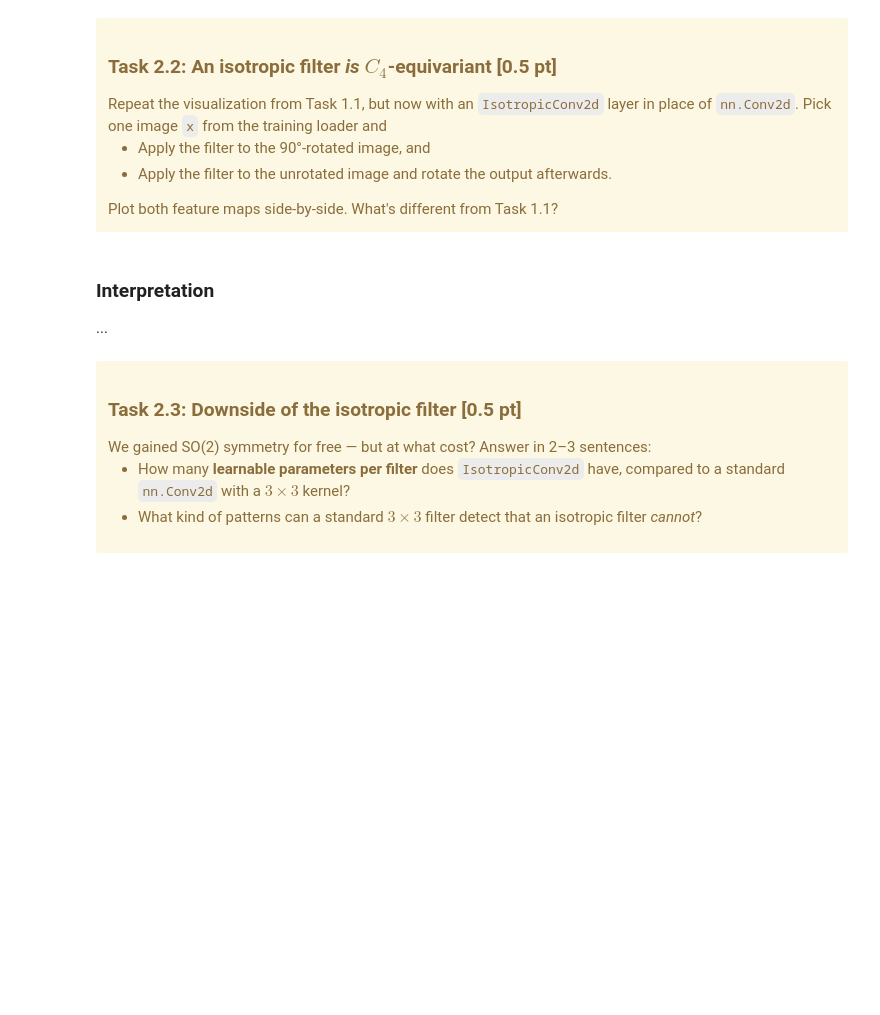
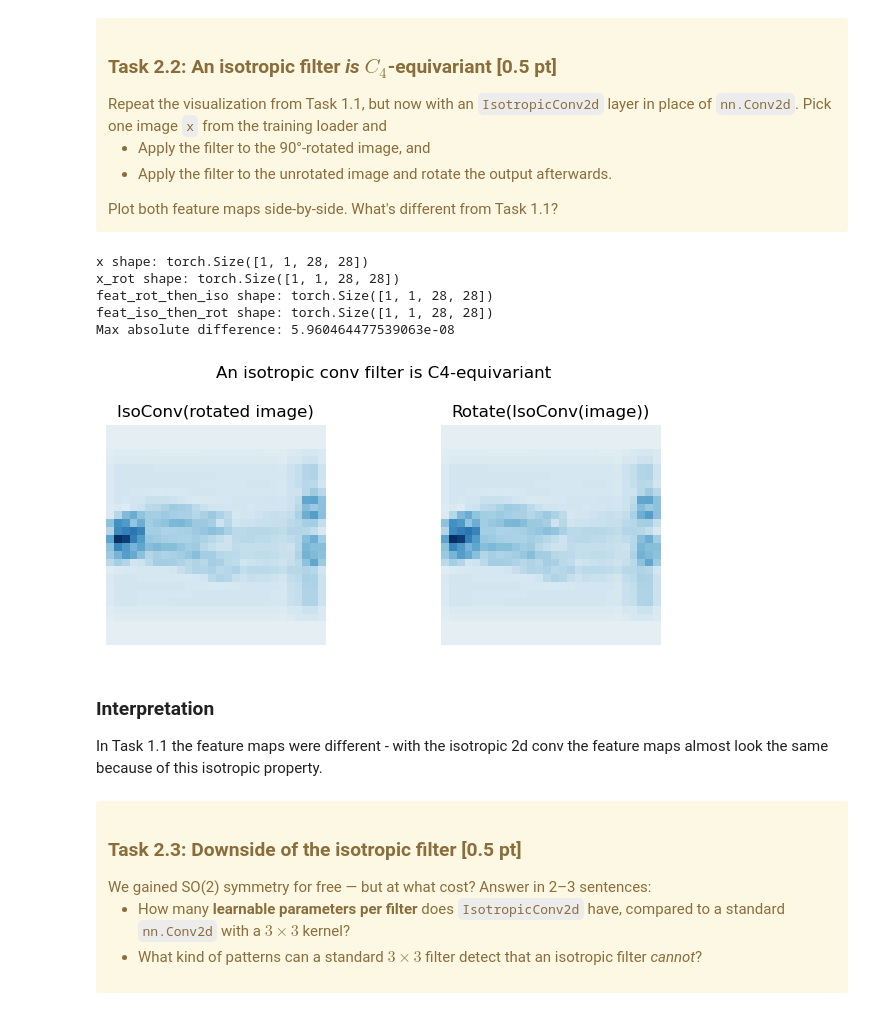
Before and after one commit to luki852/Master_AI, a Jupyter notebook: 2nd_Semester/UE_Geometric_Techniques/A6_GDL_Lukas_Steu_k51843919.ipynb, the cells around one changed output. Saved outputs shown, nothing was run; the diff lists cells and outputs as text; code cells hidden in the pictures; blank space fills up the shorter version.

```diff
--- a/2nd_Semester/UE_Geometric_Techniques/A6_GDL_Lukas_Steu_k51843919.ipynb
+++ b/2nd_Semester/UE_Geometric_Techniques/A6_GDL_Lukas_Steu_k51843919.ipynb
@@ -285,11 +423,54 @@ print("Isotropic filter is invariant under {0°, 90°, 180°, 270°} rotations."
 # %%
 ### BEGIN SOLUTION
 
+x_batch, y_batch = next(iter(train_loader))
+x = x_batch[0:1].to(device)
+iso_filter = IsotropicConv2d(in_channels=1, out_channels=1).to(device)
+x_rot = torch.rot90(x, k=1, dims=(-2, -1))
+
+feat_rot_then_iso = iso_filter(x_rot)
+feat_iso_then_rot = torch.rot90(iso_filter(x), k=1, dims=(-2, -1))
+
+print("x shape:", x.shape)
+print("x_rot shape:", x_rot.shape)
+print("feat_rot_then_iso shape:", feat_rot_then_iso.shape)
+print("feat_iso_then_rot shape:", feat_iso_then_rot.shape)
+
+
+diff = (feat_rot_then_iso - feat_iso_then_rot).abs().max().item()
+print("Max absolute difference:", diff)
+
+map1 = feat_rot_then_iso[0, 0].detach().cpu()
+map2 = feat_iso_then_rot[0, 0].detach().cpu()
+
+vmax = max(map1.abs().max().item(), map2.abs().max().item())
+
+fig, axes = plt.subplots(1, 2, figsize=(7, 3))
+
+axes[0].imshow(map1, cmap="RdBu_r", vmin=-vmax, vmax=vmax)
+axes[0].set_title("IsoConv(rotated image)")
+axes[0].axis("off")
+
+axes[1].imshow(map2, cmap="RdBu_r", vmin=-vmax, vmax=vmax)
+axes[1].set_title("Rotate(IsoConv(image))")
+axes[1].axis("off")
+
+fig.suptitle("An isotropic conv filter is C4-equivariant")
+plt.tight_layout()
+plt.show()
+
 ### END SOLUTION
+# %% [output]
+x shape: torch.Size([1, 1, 28, 28])
+x_rot shape: torch.Size([1, 1, 28, 28])
+feat_rot_then_iso shape: torch.Size([1, 1, 28, 28])
+feat_iso_then_rot shape: torch.Size([1, 1, 28, 28])
+Max absolute difference: 5.960464477539063e-08
+[figure, added]
 # %% [markdown]
 ### Interpretation
 
-...
+In Task 1.1 the feature maps were different - with the isotropic 2d conv the feature maps almost look the same because of this isotropic property.
 # %% [markdown]
 <div class="alert alert-warning">
     <h3>Task 2.3: Downside of the isotropic filter [0.5 pt]</h3>
```
Also changed, not shown: parts of 20 cells of this notebook.
